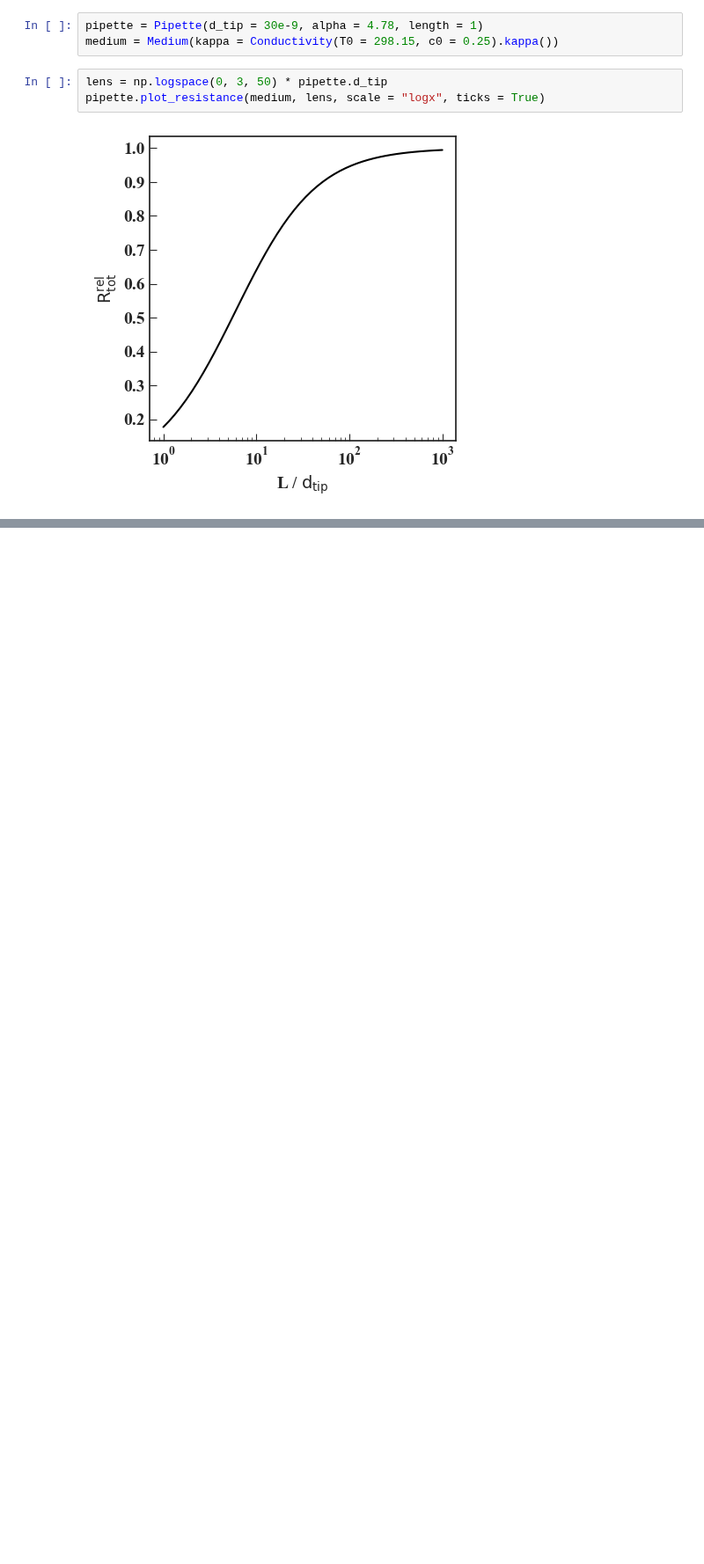
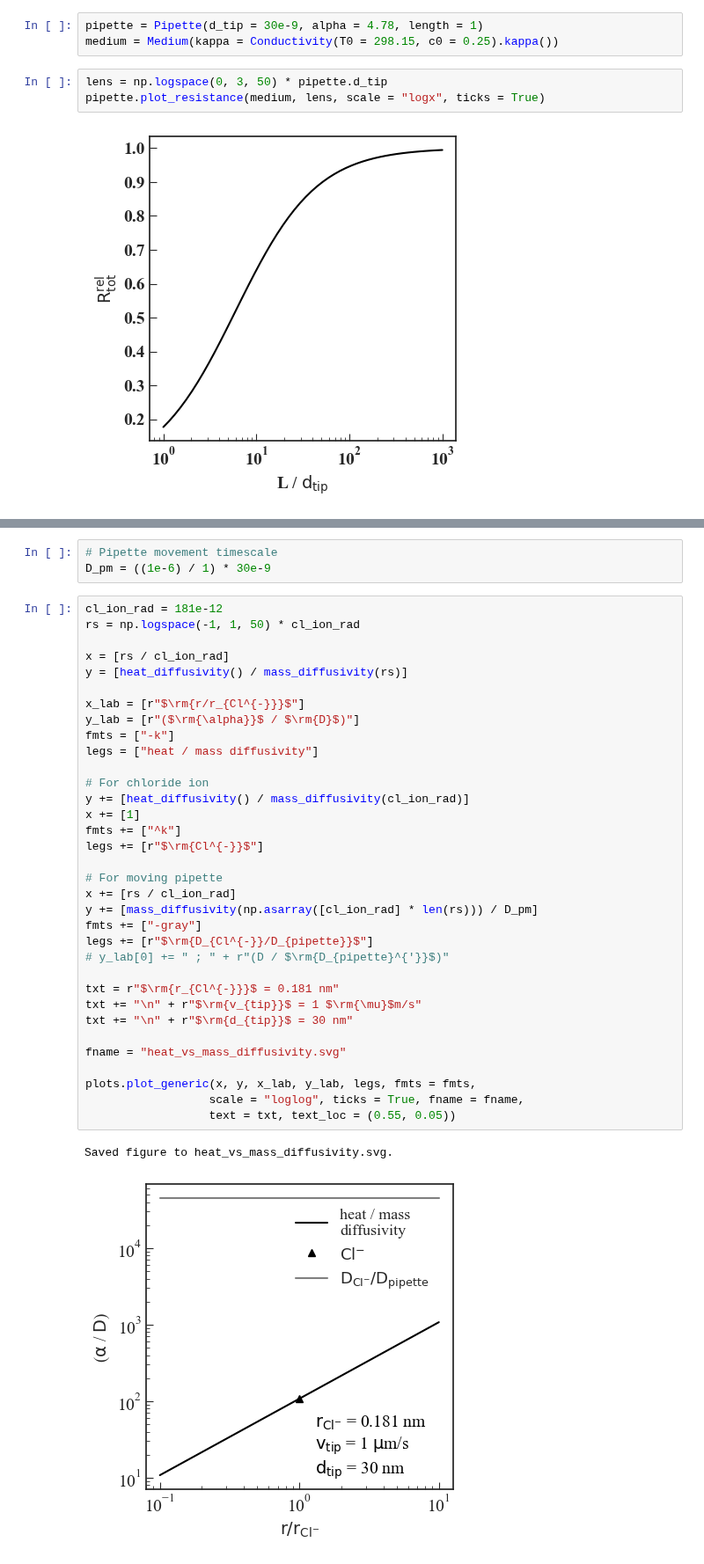
Before and after one commit to martinholub/sicm, a Jupyter notebook: notebooks/model.ipynb, the cells around one changed output, grey strips where cells are left out. Shown at 88% size. Cells and saved outputs as stored; diff of their text form; blank space fills up the shorter version.

```diff
--- a/notebooks/model.ipynb
+++ b/notebooks/model.ipynb
@@ -391,0 +520,40 @@ pipette.plot_resistance(medium, lens, scale = "logx", ticks = True)
+# %%
+# Pipette movement timescale
+D_pm = ((1e-6) / 1) * 30e-9
+# %%
+cl_ion_rad = 181e-12
+rs = np.logspace(-1, 1, 50) * cl_ion_rad
+
+x = [rs / cl_ion_rad]
+y = [heat_diffusivity() / mass_diffusivity(rs)]
+
+x_lab = [r"$\rm{r/r_{Cl^{-}}}$"]
+y_lab = [r"($\rm{\alpha}}$ / $\rm{D}$)"]
+fmts = ["-k"]
+legs = ["heat / mass diffusivity"]
+
+# For chloride ion
+y += [heat_diffusivity() / mass_diffusivity(cl_ion_rad)]
+x += [1]
+fmts += ["^k"]
+legs += [r"$\rm{Cl^{-}}$"]
+
+# For moving pipette
+x += [rs / cl_ion_rad]
+y += [mass_diffusivity(np.asarray([cl_ion_rad] * len(rs))) / D_pm]
+fmts += ["-gray"]
+legs += [r"$\rm{D_{Cl^{-}}/D_{pipette}}$"]
+# y_lab[0] += " ; " + r"(D / $\rm{D_{pipette}^{'}}$)"
+
+txt = r"$\rm{r_{Cl^{-}}}$ = 0.181 nm"
+txt += "\n" + r"$\rm{v_{tip}}$ = 1 $\rm{\mu}$m/s"
+txt += "\n" + r"$\rm{d_{tip}}$ = 30 nm"
+
+fname = "heat_vs_mass_diffusivity.svg"
+
+plots.plot_generic(x, y, x_lab, y_lab, legs, fmts = fmts,
+                  scale = "loglog", ticks = True, fname = fname,
+                  text = txt, text_loc = (0.55, 0.05))
+# %% [output]
+Saved figure to heat_vs_mass_diffusivity.svg.
+[figure, added]
```
Also changed, not shown: parts of 9 cells of this notebook, 3 other files.
